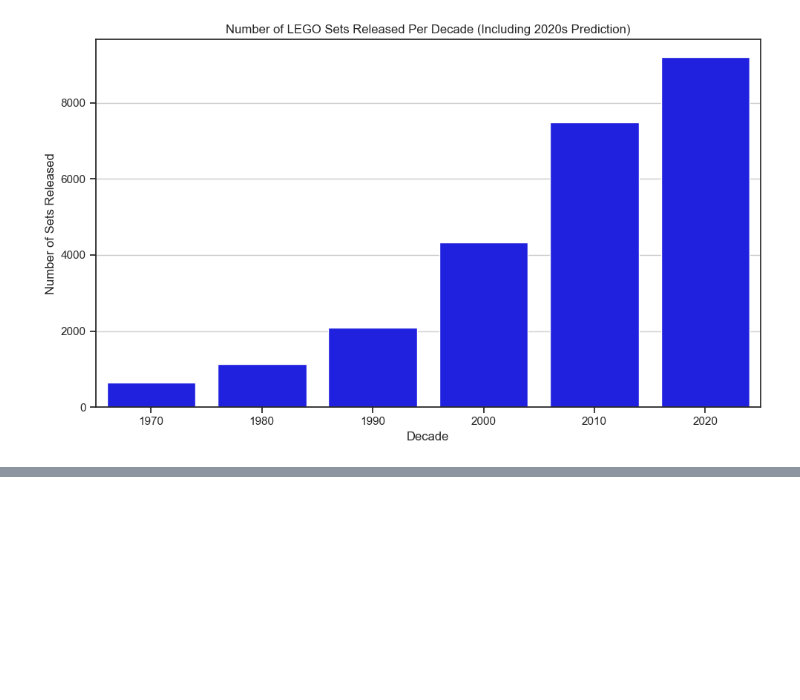
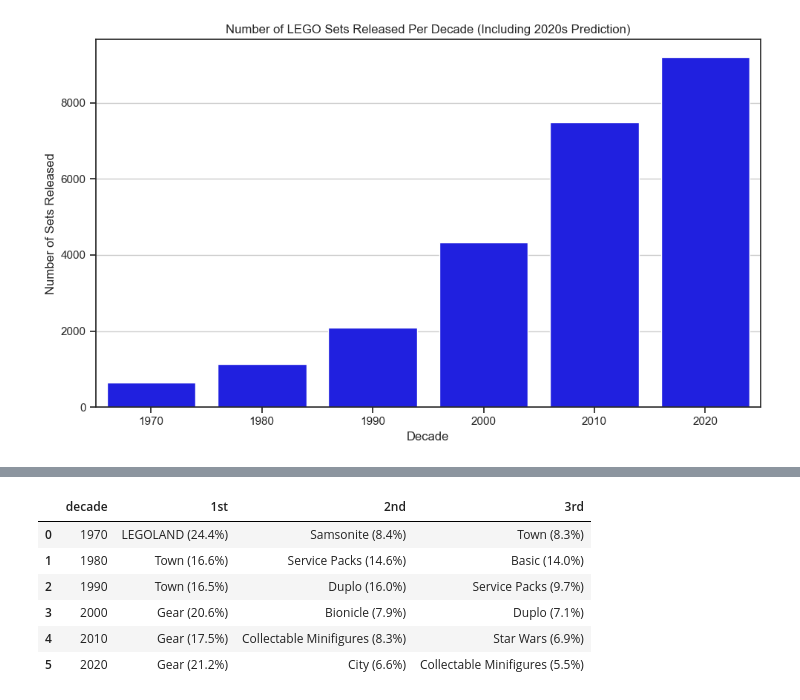
Before and after one commit to jamiefor3/Lego_Project, a Jupyter notebook: Lego_Analysis.ipynb, the cells around one changed output, grey strips where cells are left out. Saved outputs shown, nothing was run; the diff lists cells and outputs as text; code cells hidden in the pictures; blank space fills up the shorter version.

```diff
--- a/Lego_Analysis.ipynb
+++ b/Lego_Analysis.ipynb
@@ -96,0 +126,30 @@ plt.show()
+# %%
+total_sets_per_decade = df.groupby('decade').size().reset_index(name='total_sets')
+theme_counts = df.groupby(['decade', 'theme']).size().reset_index(name='set_count')
+
+theme_counts_sorted = theme_counts.sort_values(['decade', 'set_count'], ascending=[True, False])
+top_3_ranked = (
+    theme_counts_sorted.groupby('decade')
+    .head(3)
+    .assign(rank=lambda df: df.groupby('decade').cumcount() + 1)
+)
+
+top_3_with_totals = top_3_ranked.merge(total_sets_per_decade, on='decade')
+
+top_3_with_totals['entry'] = top_3_with_totals.apply(
+    lambda row: f"{row['theme']} ({(row['set_count'] / row['total_sets'] * 100):.1f}%)", axis=1
+)
+
+theme_table = top_3_with_totals.pivot(index='decade', columns='rank', values='entry')
+theme_table.columns = ['1st', '2nd', '3rd']
+theme_table = theme_table.reset_index()
+
+display(theme_table)
+# %% [output]
+|  | decade | 1st | 2nd | 3rd |
+| 0 | 1970 | LEGOLAND (24.4%) | Samsonite (8.4%) | Town (8.3%) |
+| 1 | 1980 | Town (16.6%) | Service Packs (14.6%) | Basic (14.0%) |
+| 2 | 1990 | Town (16.5%) | Duplo (16.0%) | Service Packs (9.7%) |
+| 3 | 2000 | Gear (20.6%) | Bionicle (7.9%) | Duplo (7.1%) |
+| 4 | 2010 | Gear (17.5%) | Collectable Minifigures (8.3%) | Star Wars (6.9%) |
+| 5 | 2020 | Gear (21.2%) | City (6.6%) | Collectable Minifigures (5.5%) |
```
Also changed, not shown: parts of 6 cells of this notebook.
